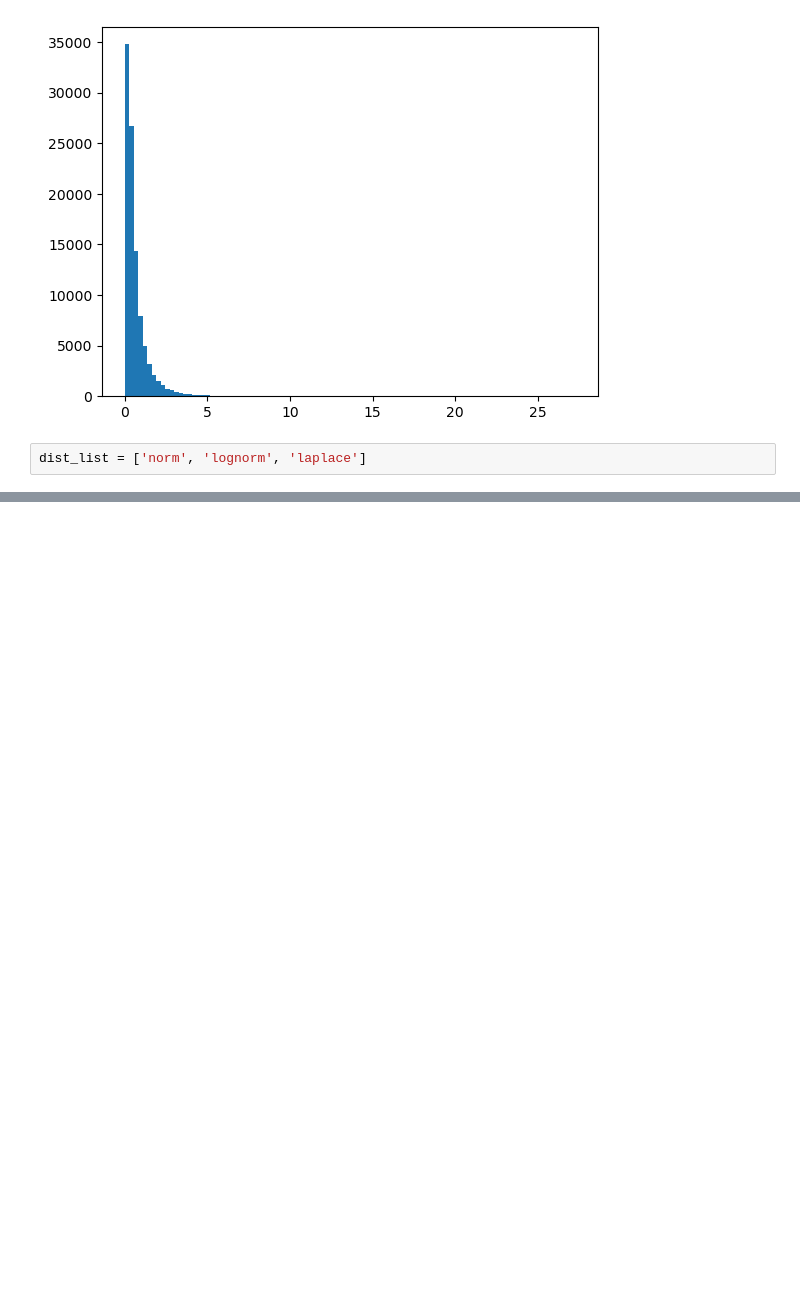
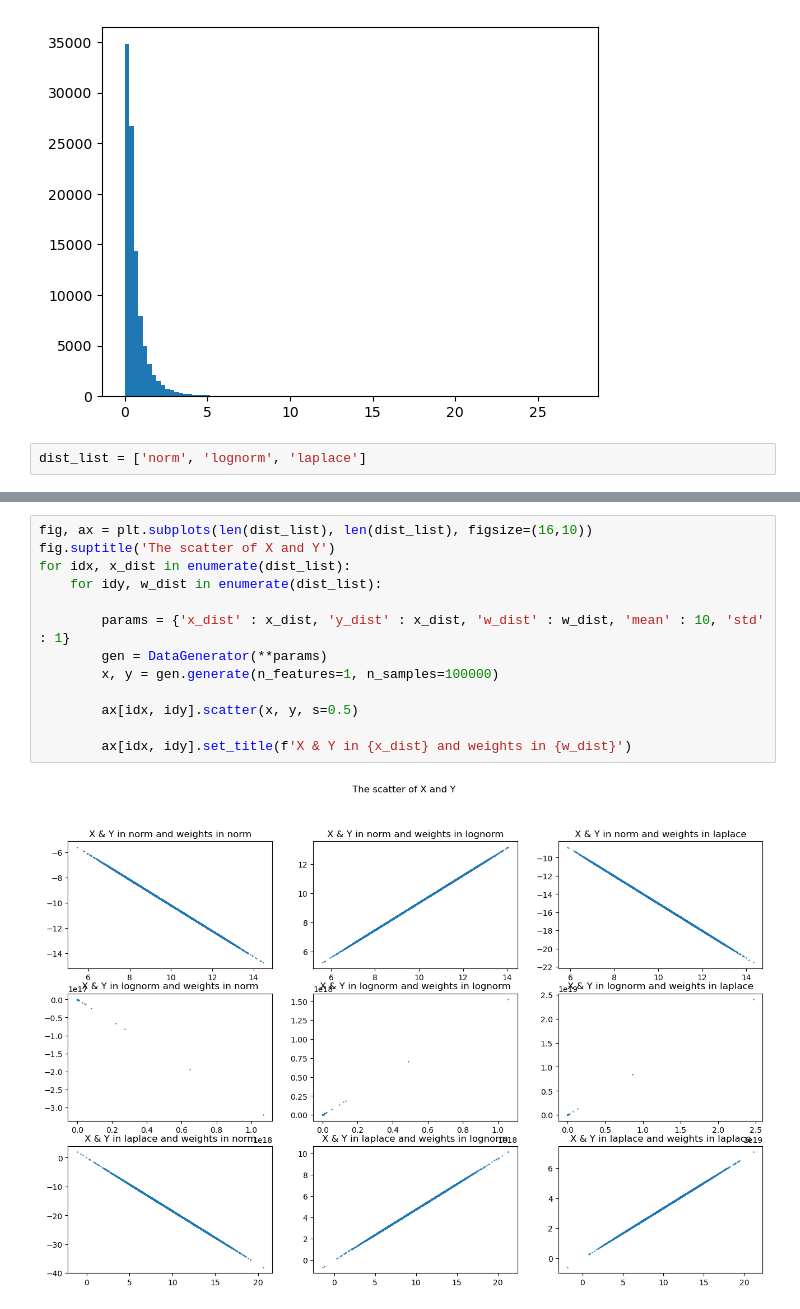
Before and after one commit to Nearpit/BaseEncoding, a Jupyter notebook: data_generator/test.ipynb, the cells around one changed output, grey strips where cells are left out. Saved outputs shown, nothing was run; the diff lists cells and outputs as text; blank space fills up the shorter version.

```diff
--- a/data_generator/test.ipynb
+++ b/data_generator/test.ipynb
@@ -169,3 +169,18 @@ for idx, x_dist in enumerate(dist_list):
+# %%
+fig, ax = plt.subplots(len(dist_list), len(dist_list), figsize=(16,10))
+fig.suptitle('The scatter of X and Y')
+for idx, x_dist in enumerate(dist_list):
+    for idy, w_dist in enumerate(dist_list):
+
+        params = {'x_dist' : x_dist, 'y_dist' : x_dist, 'w_dist' : w_dist, 'mean' : 10, 'std' : 1}
+        gen = DataGenerator(**params)
+        x, y = gen.generate(n_features=1, n_samples=100000)
+
+        ax[idx, idy].scatter(x, y, s=0.5)
+
+        ax[idx, idy].set_title(f'X & Y in {x_dist} and weights in {w_dist}')
+# %% [output]
+[figure, added]
 # %%
 fig, ax = plt.subplots(len(dist_list), len(dist_list), figsize=(16,10))
 fig.suptitle('The distributions of X and Y')
```
Also changed, not shown: parts of 2 cells of this notebook, 2 other files.
